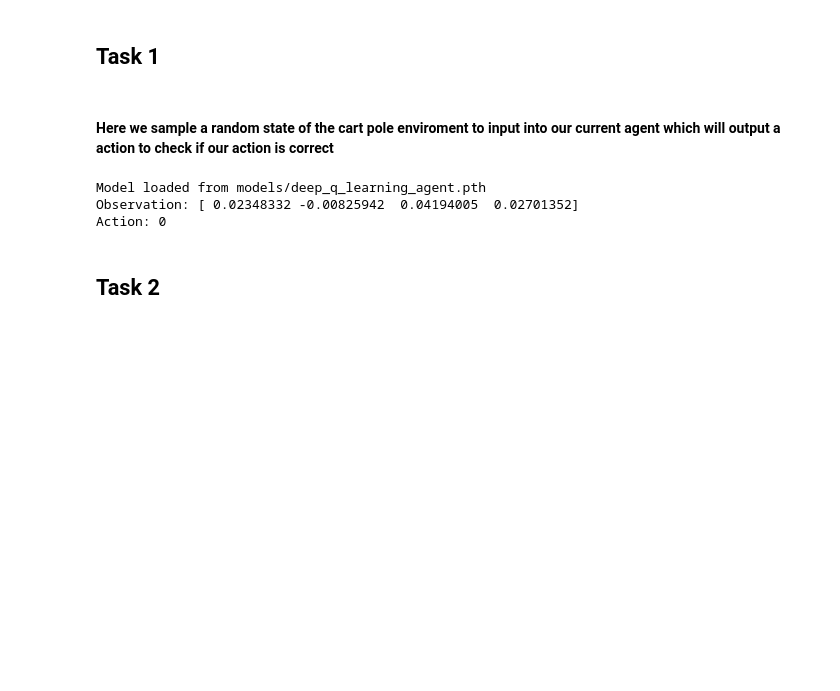
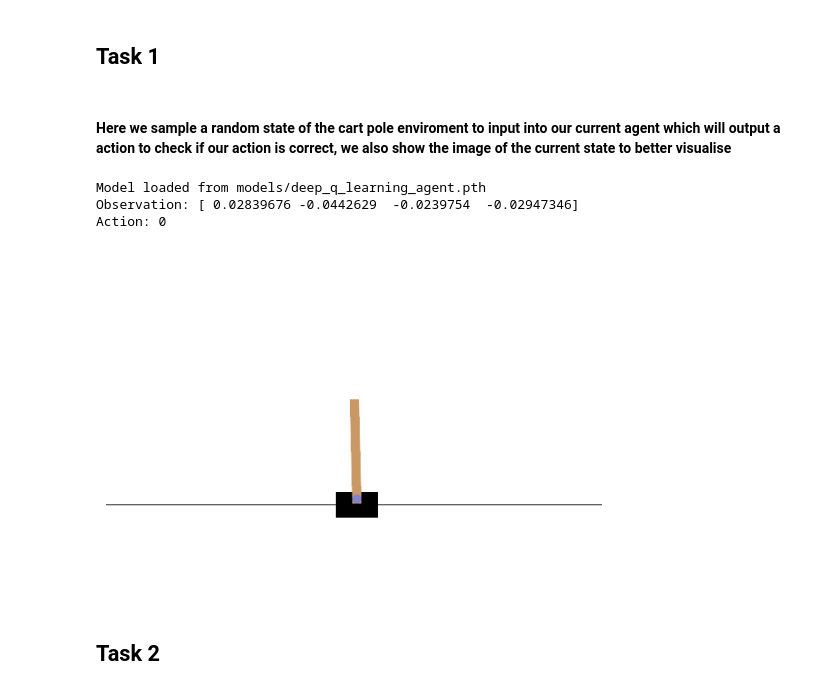
Before and after one commit to pehz0007/SC3000, a Jupyter notebook: lab.ipynb, the cells around one changed output. Cells and saved outputs as stored; diff of their text form; code cells hidden in the pictures; blank space fills up the shorter version.

Commit message:
updated code for deep q learning agent

```diff
--- a/lab.ipynb
+++ b/lab.ipynb
@@ -382,19 +401,28 @@ Model saved to models/deep_q_learning_agent1.pth
 # %% [markdown]
 <H2> Task 1
 # %% [markdown]
-<H4> Here we sample a random state of the cart pole enviroment to input into our current agent which will output a action to check if our action is correct
+<H4> Here we sample a random state of the cart pole enviroment to input into our current agent which will output a action to check if our action is correct, we also show the image of the current state to better visualise
 # %%
 deep_q_learning_agent.load_model("models/deep_q_learning_agent.pth")
 deep_q_learning_agent.set_evaluation_mode()
 
 observation, info = env.reset()
+image = env.render()
+
 action = deep_q_learning_agent.step(env.action_space, observation)
 print("Observation: " + str(observation))
 print("Action: " + str(action))
+
+import matplotlib.pyplot as plt
+
+plt.imshow(image)
+plt.axis('off')
+plt.show()
 # %% [output]
 Model loaded from models/deep_q_learning_agent.pth
-Observation: [ 0.02348332 -0.00825942  0.04194005  0.02701352]
+Observation: [ 0.02839676 -0.0442629  -0.0239754  -0.02947346]
 Action: 0
+[figure, added]
 # %% [markdown]
 <H2> Task 2
 # %% [markdown]
```
Also changed, not shown: parts of 10 cells of this notebook.
